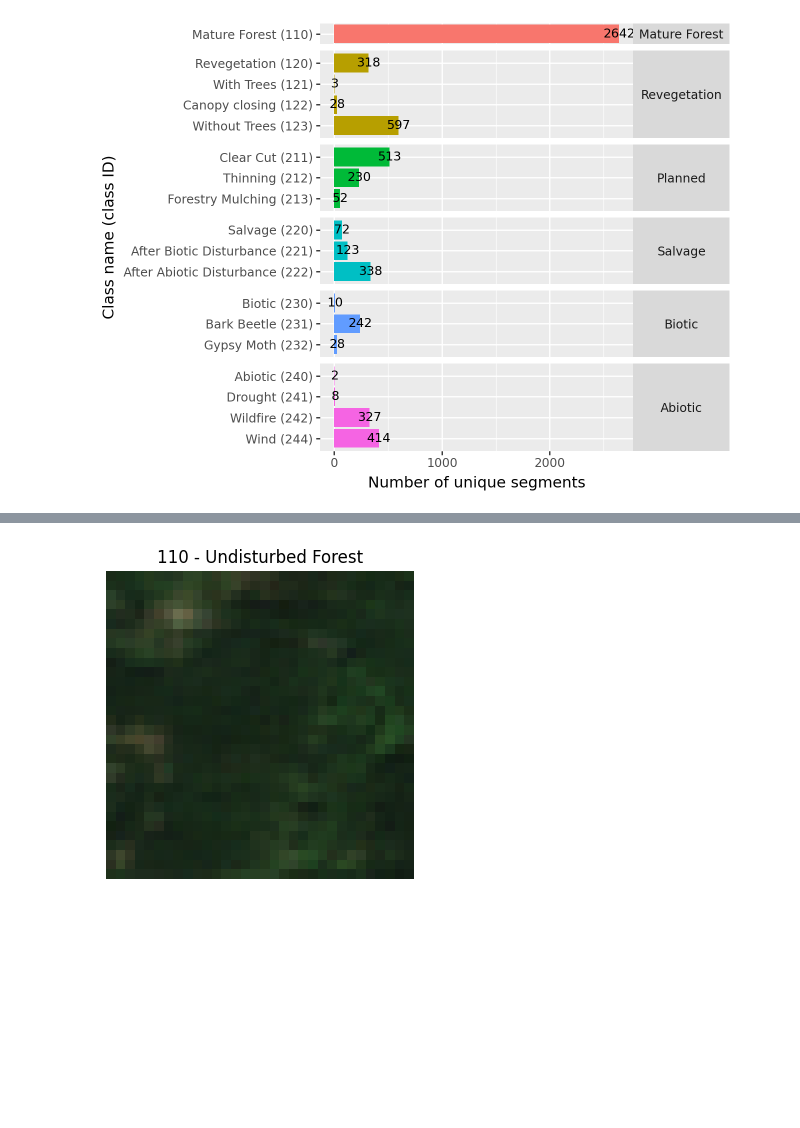
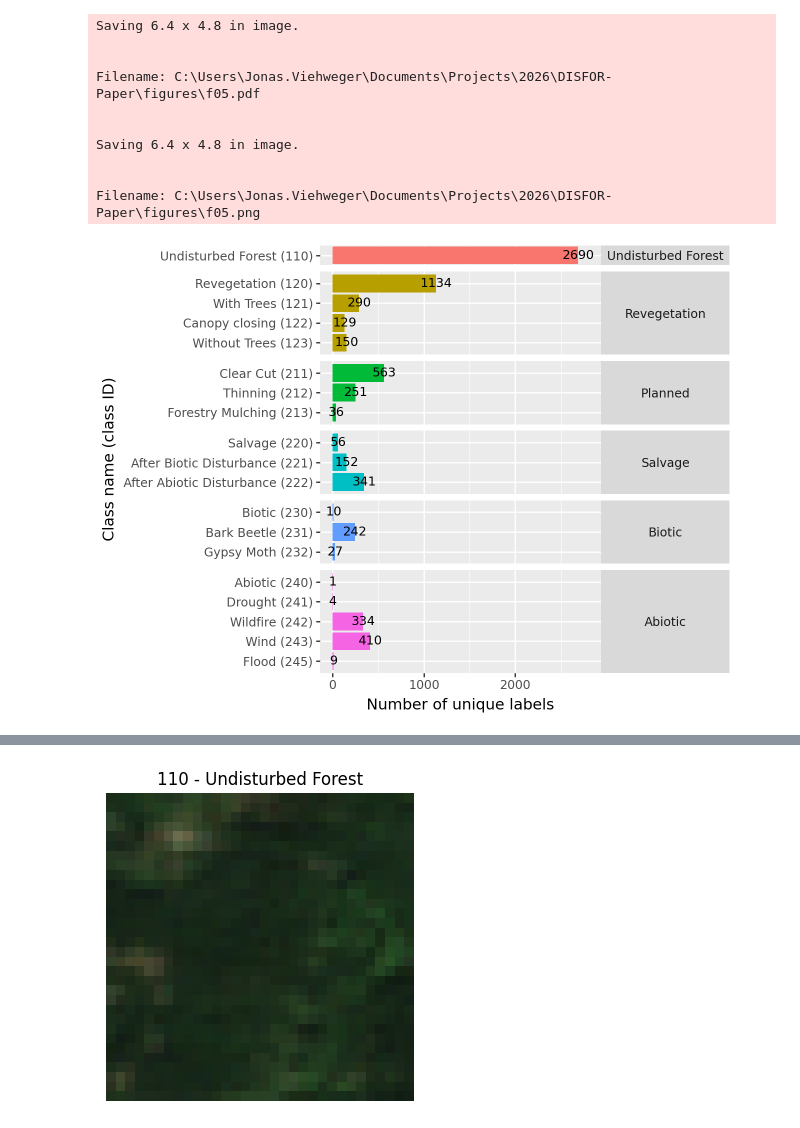
Before and after one commit to JR-DIGITAL/DISFOR, a Jupyter notebook: notebooks/data_exploration.ipynb, the cells around one changed output, grey strips where cells are left out. Saved outputs shown, nothing was run; the diff lists cells and outputs as text; code cells hidden in the pictures; blank space fills up the shorter version.

Commit message:
Updated labels, more granular gypsy moth, drought, flood

```diff
--- a/notebooks/data_exploration.ipynb
+++ b/notebooks/data_exploration.ipynb
@@ -11,5 +15,9 @@ Error:
+# %%
+figure_home = (
+    Path().home() / "Documents" / "Projects" / "2026" / "DISFOR-Paper" / "figures"
+)
 # %%
-with open("data/classes.json", "r") as fp:
+with open(disfor.get("classes.json"), "r") as fp:
     class_mapping = json.load(fp)
 
 # removing comments in parantheses
@@ -35,4 +63,4 @@ samples
 # %%
-labels = pl.read_parquet("data/labels.parquet")
+labels = pl.read_parquet("../data/labels.parquet")
 labels
 # %% [output]
@@ -53,20 +116,23 @@ shape: (6_818, 8)
 # %%
 superclass_enum = pl.Enum(["110", "120", "210", "220", "230", "240"])
 superclass_str_enum = pl.Enum(
-    ["Mature Forest", "Revegetation", "Planned", "Salvage", "Biotic", "Abiotic"]
+    ["Undisturbed Forest", "Revegetation", "Planned", "Salvage", "Biotic", "Abiotic"]
 )
 low_level_class_enum = pl.Enum(reversed(short_class_mapping.values()))
 unique_events = (
     labels.unique(["original_sample_id", "label"])
-    .filter(~pl.col.label.is_in(["999"]))
-    .with_columns(superclass=(pl.col.label.str.slice(0, 2) + pl.lit("0")))
     .with_columns(
-        pl.col.superclass.replace(
-            short_superclass_mapping, return_dtype=superclass_str_enum
-        ).alias("biggroup"),
-        pl.col.label.replace(
-            short_class_mapping, return_dtype=low_level_class_enum
-        ).alias("label_str"),
+        superclass=(pl.col.label.cast(pl.String).str.slice(0, 2) + pl.lit("0"))
+    )
+    .filter(pl.col.superclass != "200")
+    .with_columns(
+        pl.col.superclass.replace_strict(short_superclass_mapping)
+        .cast(superclass_str_enum)
+        .alias("biggroup"),
+        pl.col.label.cast(pl.String)
+        .replace(short_class_mapping)
+        .cast(low_level_class_enum)
+        .alias("label_str"),
     )
 )
 unique_events
@@ -90,32 +154,47 @@ shape: (5_947, 11)
 # %%
 from plotnine import (
     ggplot,
     aes,
     geom_bar,
     labs,
     facet_grid,
     geom_text,
     after_stat,
     coord_flip,
     theme,
     element_text,
+    ylim,
 )
 
-(
+labels_per_class = (
     ggplot(unique_events, aes(x="label_str", fill="biggroup"))
     + geom_bar(show_legend=False)
     + coord_flip()
     + geom_text(
         aes(label=after_stat("count"), group=1),
         stat="count",
         va="center",
         size=9,
     )
     + facet_grid(rows="biggroup", scales="free_y", space="free_y")
     + theme(
         strip_text_y=element_text(angle=0),  # change facet text angle
     )
-    + labs(y="Number of unique segments", x="Class name (class ID)")
+    + labs(y="Number of unique labels", x="Class name (class ID)")
+    + ylim((0, 2800))
 )
+labels_per_class.save(figure_home / "f05.pdf", dpi=300)
+labels_per_class.save(figure_home / "f05.png", dpi=300)
+labels_per_class
 # %% [output]
+Saving 6.4 x 4.8 in image.
+
+
+Filename: C:\Users\Jonas.Viehweger\Documents\Projects\2026\DISFOR-Paper\figures\f05.pdf
+
+
+Saving 6.4 x 4.8 in image.
+
+
+Filename: C:\Users\Jonas.Viehweger\Documents\Projects\2026\DISFOR-Paper\figures\f05.png
-[figure, old version]
+[figure, new version]
```
Also changed, not shown: parts of 20 cells of this notebook, 9 other files.
